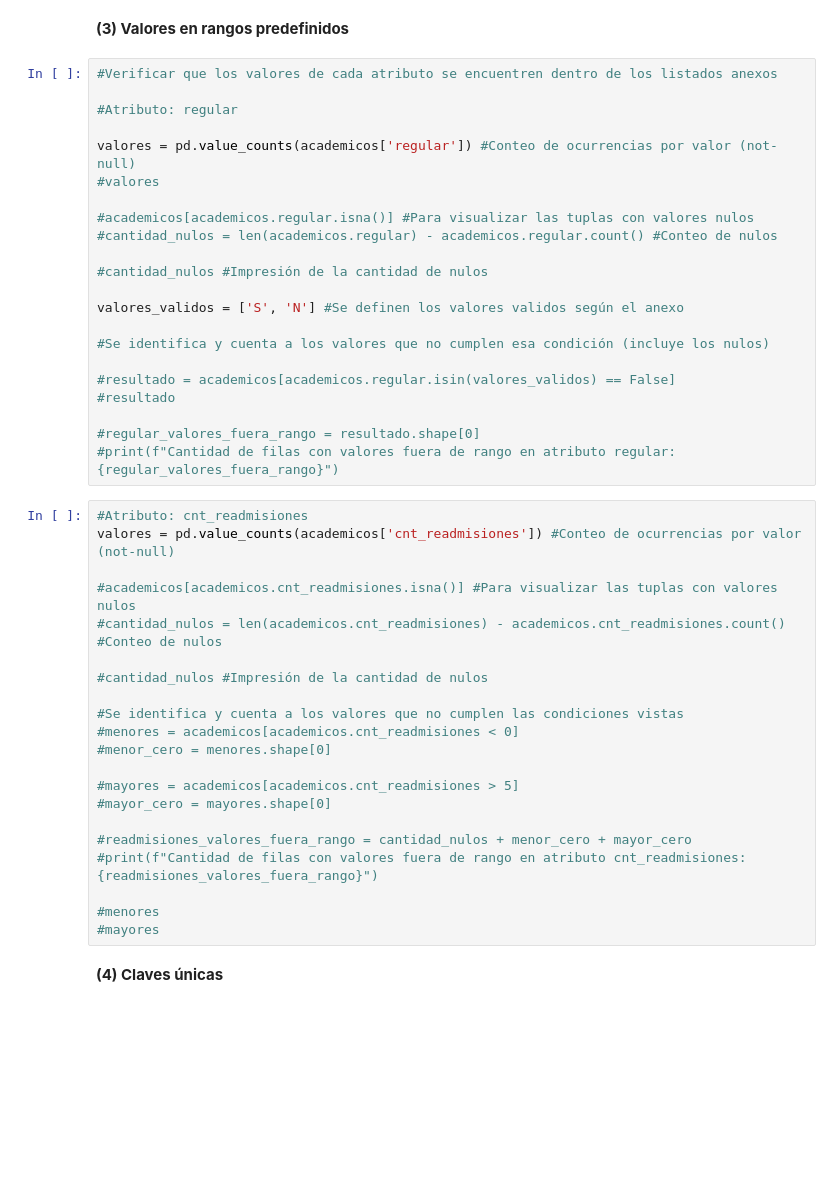
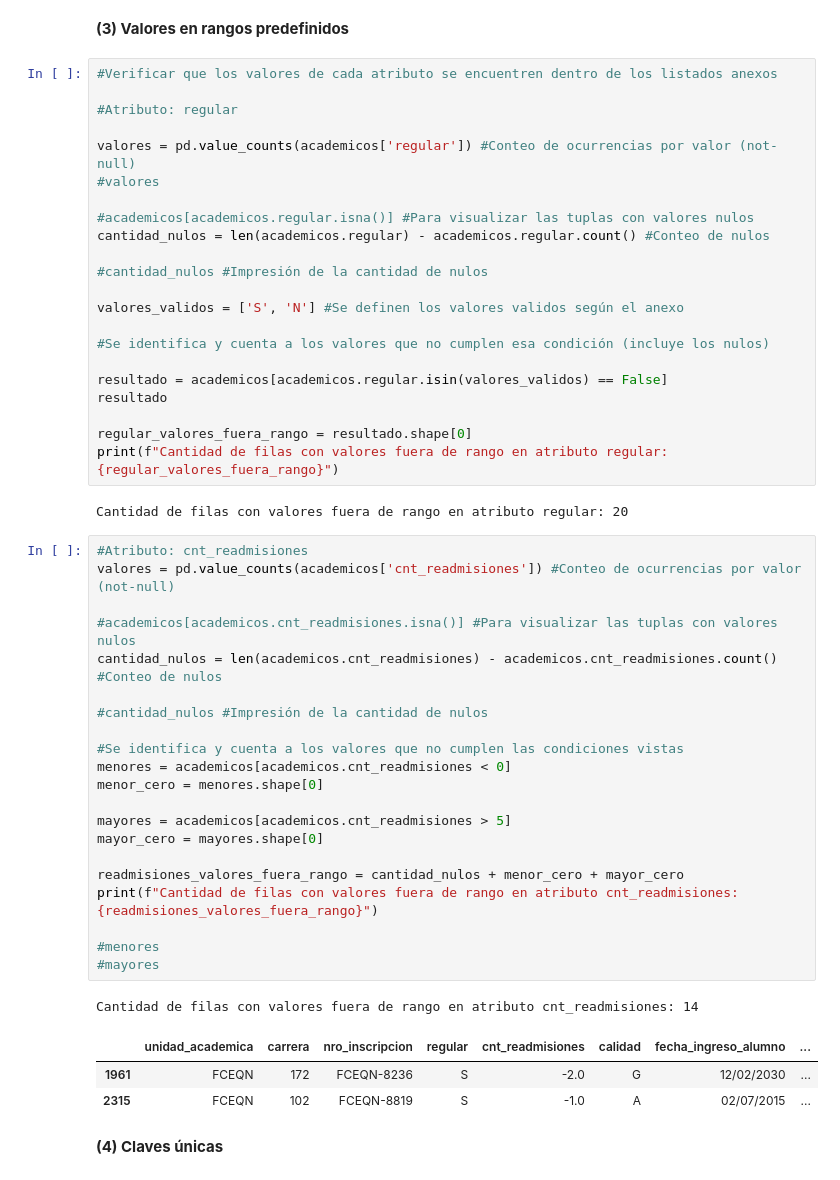
Before and after one commit to tinxo/caats, a Jupyter notebook: demo-calidad-datos/libretas/Libreta - Análisis de calidad de datos.ipynb, the cells around one changed output. Cells and saved outputs as stored; diff of their text form; blank space fills up the shorter version.

Commit message:
Ajustes en demo de calidad de datos

```diff
--- a/demo-calidad-datos/libretas/Libreta - Análisis de calidad de datos.ipynb
+++ b/demo-calidad-datos/libretas/Libreta - Análisis de calidad de datos.ipynb
@@ -217,7 +217,7 @@ valores = pd.value_counts(academicos['regular']) #Conteo de ocurrencias por valo
 #valores
 
 #academicos[academicos.regular.isna()] #Para visualizar las tuplas con valores nulos
-#cantidad_nulos = len(academicos.regular) - academicos.regular.count() #Conteo de nulos
+cantidad_nulos = len(academicos.regular) - academicos.regular.count() #Conteo de nulos
 
 #cantidad_nulos #Impresión de la cantidad de nulos
 
@@ -225,32 +225,39 @@ valores_validos = ['S', 'N'] #Se definen los valores validos según el anexo
 
 #Se identifica y cuenta a los valores que no cumplen esa condición (incluye los nulos)
 
-#resultado = academicos[academicos.regular.isin(valores_validos) == False]
-#resultado
+resultado = academicos[academicos.regular.isin(valores_validos) == False]
+resultado
 
-#regular_valores_fuera_rango = resultado.shape[0]
-#print(f"Cantidad de filas con valores fuera de rango en atributo regular: {regular_valores_fuera_rango}")
+regular_valores_fuera_rango = resultado.shape[0]
+print(f"Cantidad de filas con valores fuera de rango en atributo regular: {regular_valores_fuera_rango}")
+# %% [output]
+Cantidad de filas con valores fuera de rango en atributo regular: 20
 # %%
 #Atributo: cnt_readmisiones
 valores = pd.value_counts(academicos['cnt_readmisiones']) #Conteo de ocurrencias por valor (not-null)
 
 #academicos[academicos.cnt_readmisiones.isna()] #Para visualizar las tuplas con valores nulos
-#cantidad_nulos = len(academicos.cnt_readmisiones) - academicos.cnt_readmisiones.count() #Conteo de nulos
+cantidad_nulos = len(academicos.cnt_readmisiones) - academicos.cnt_readmisiones.count() #Conteo de nulos
 
 #cantidad_nulos #Impresión de la cantidad de nulos
 
 #Se identifica y cuenta a los valores que no cumplen las condiciones vistas
-#menores = academicos[academicos.cnt_readmisiones < 0]
-#menor_cero = menores.shape[0]
+menores = academicos[academicos.cnt_readmisiones < 0]
+menor_cero = menores.shape[0]
 
-#mayores = academicos[academicos.cnt_readmisiones > 5]
-#mayor_cero = mayores.shape[0]
+mayores = academicos[academicos.cnt_readmisiones > 5]
+mayor_cero = mayores.shape[0]
 
-#readmisiones_valores_fuera_rango = cantidad_nulos + menor_cero + mayor_cero
-#print(f"Cantidad de filas con valores fuera de rango en atributo cnt_readmisiones: {readmisiones_valores_fuera_rango}")
+readmisiones_valores_fuera_rango = cantidad_nulos + menor_cero + mayor_cero
+print(f"Cantidad de filas con valores fuera de rango en atributo cnt_readmisiones: {readmisiones_valores_fuera_rango}")
 
 #menores
 #mayores
+# %% [output]
+Cantidad de filas con valores fuera de rango en atributo cnt_readmisiones: 14
+|  | unidad_academica | carrera | nro_inscripcion | regular | cnt_readmisiones | calidad | fecha_ingreso_alumno | ... |
+| 1961 | FCEQN | 172 | FCEQN-8236 | S | -2.0 | G | 12/02/2030 | ... |
+| 2315 | FCEQN | 102 | FCEQN-8819 | S | -1.0 | A | 02/07/2015 | ... |
 # %% [markdown]
 **(4) Claves únicas**
 # %%
```
Also changed, not shown: parts of 11 cells of this notebook, 4 other files.
